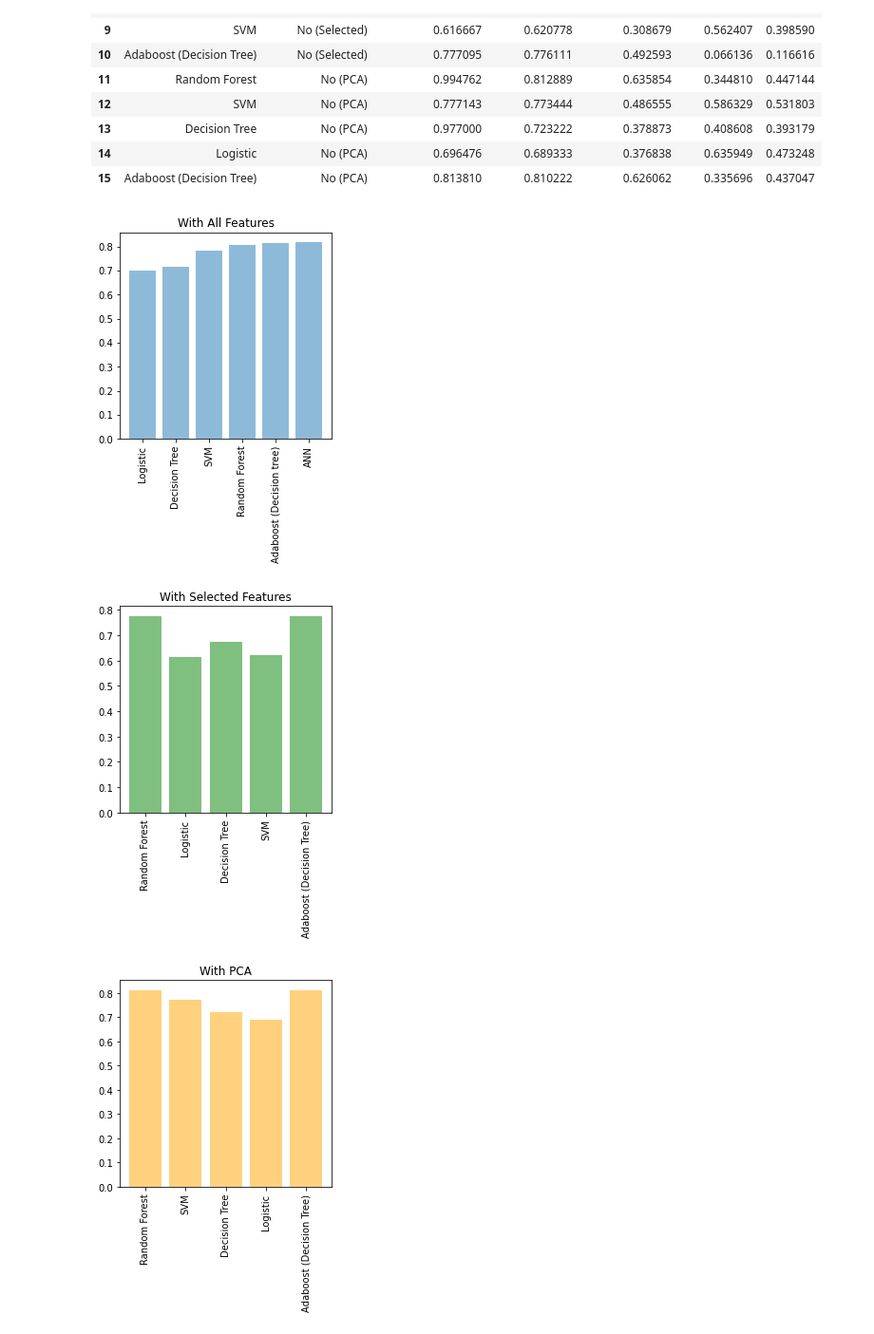
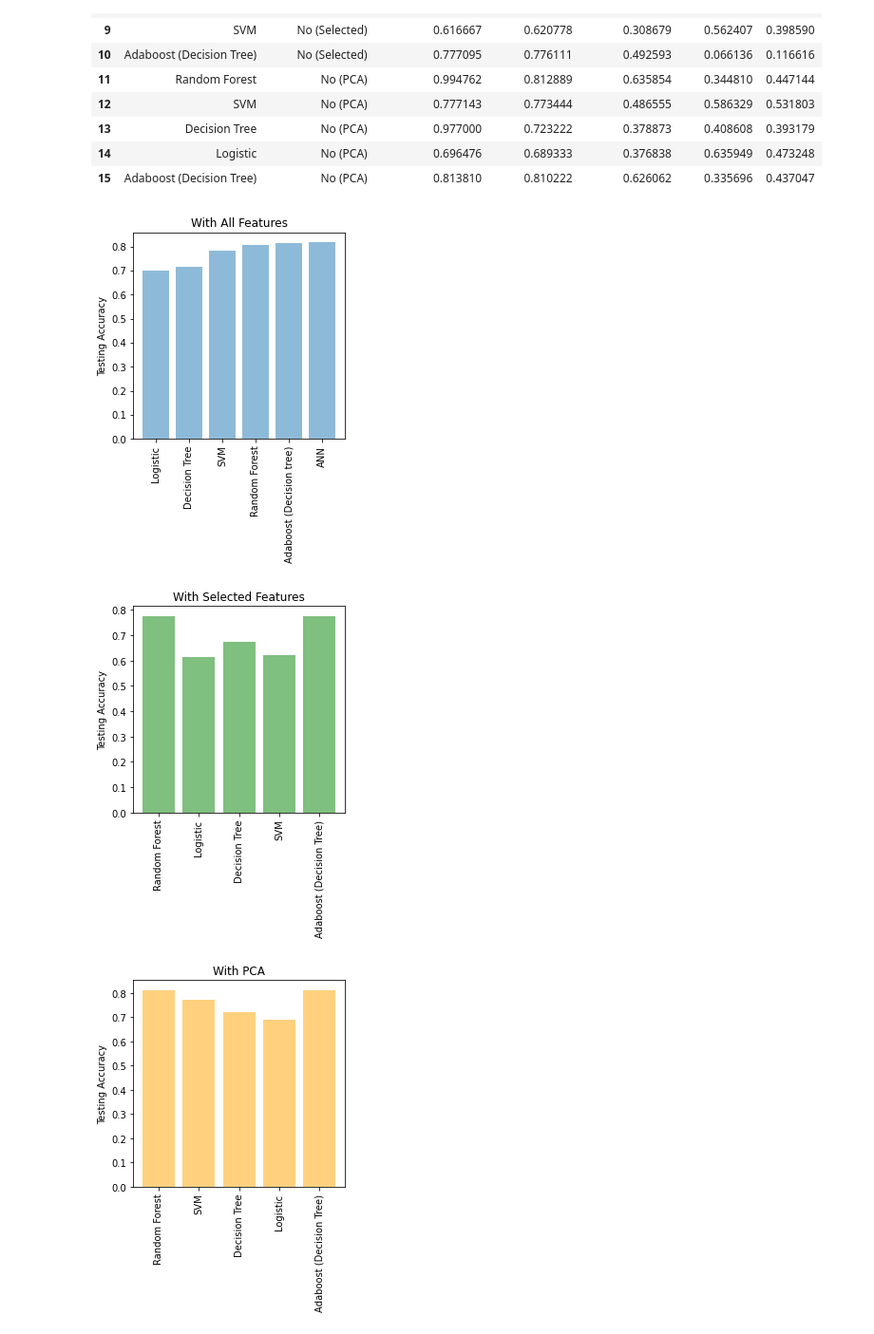
Before and after one commit to mihir70/Credit-Card-Prediction, a Jupyter notebook: Default.ipynb, the cells around one changed output. Shown at 95% size. Drawn from its saved outputs; the diff is of its cells as text; code cells hidden in the pictures.

```diff
--- a/Default.ipynb
+++ b/Default.ipynb
@@ -1260,26 +1260,29 @@ withpca=MODELS_WTS[MODELS_WTS['With All Features']=='No (PCA)']
 # %%
 fig,ax=plt.subplots()
 fig.set_size_inches(4,4)
 ax.bar(all['Name'],all['Test Accuracy'],alpha=0.5)
 ax.set_xticklabels(all['Name'],rotation=90)
 ax.set_title("With All Features")
+ax.set_ylabel("Testing Accuracy")
 plt.show()
 fig,ax=plt.subplots()
 fig.set_size_inches(4,4)
 ax.bar(partial['Name'],partial['Test Accuracy'],alpha=0.5,color='g')
 ax.set_xticklabels(partial['Name'],rotation=90)
 ax.set_title("With Selected Features")
+ax.set_ylabel("Testing Accuracy")
 plt.show()
 fig,ax=plt.subplots()
 fig.set_size_inches(4,4)
 ax.bar(withpca['Name'],withpca['Test Accuracy'],alpha=0.5,color='orange')
 ax.set_xticklabels(withpca['Name'],rotation=90)
 ax.set_title("With PCA")
+ax.set_ylabel("Testing Accuracy")
 plt.show()
 # %% [output]
-[figure, old version]
+[figure, new version]
-[figure, old version]
+[figure, new version]
-[figure, old version]
+[figure, new version]
 # %%
 fig,ax=plt.subplots()
 fig.set_size_inches(4,4)
```
Also changed, not shown: parts of 4 cells of this notebook.
